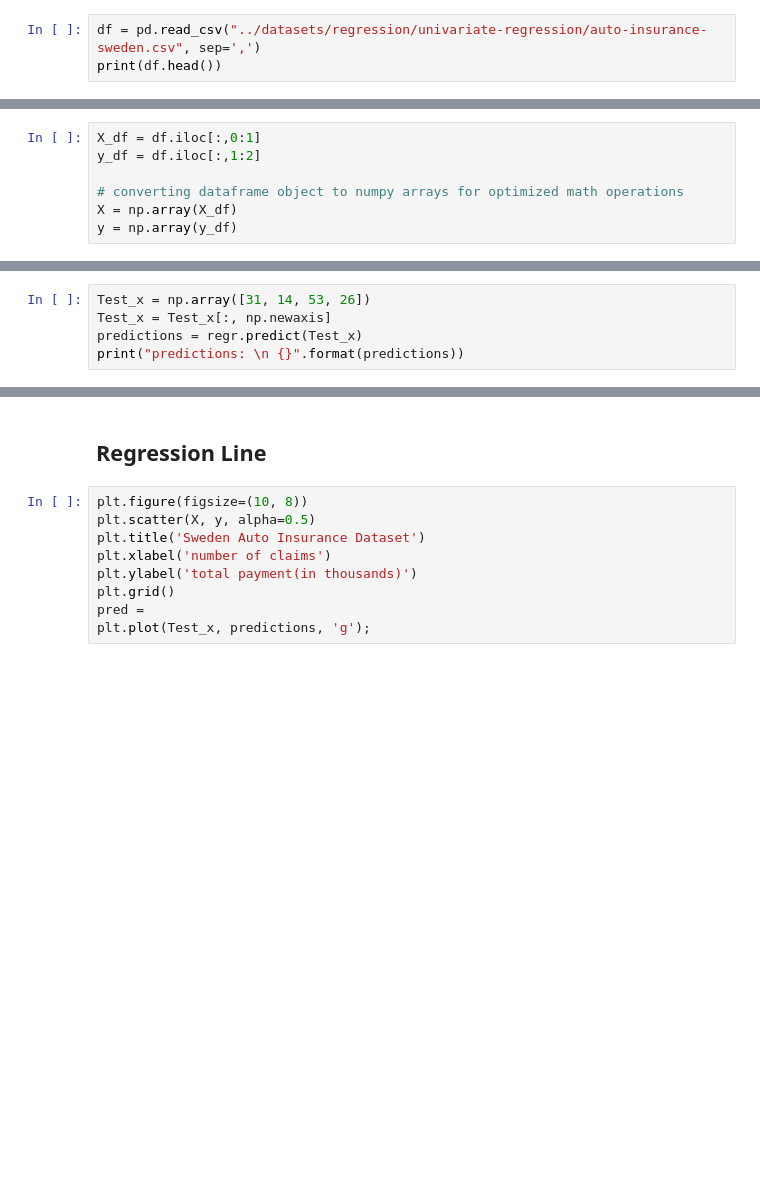
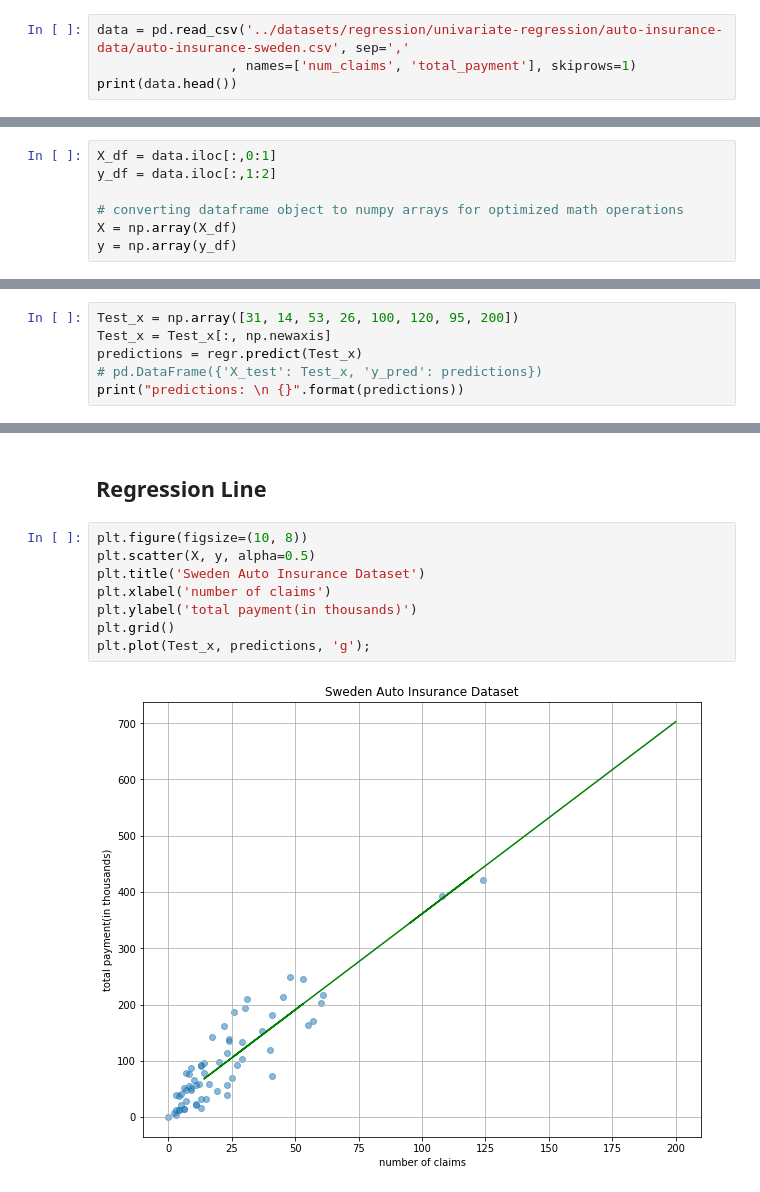
Before and after one commit to anujonthemove/Machine-Learning-Playground, a Jupyter notebook: univariate-linear-regression/Simple-Linear-Regression-using-Scikit-Learn.ipynb, the cells around one changed output, grey strips where cells are left out. Saved outputs shown, nothing was run; the diff lists cells and outputs as text; blank space fills up the shorter version.

Commit message:
Updated simple linear regression notebook

```diff
--- a/univariate-linear-regression/Simple-Linear-Regression-using-Scikit-Learn.ipynb
+++ b/univariate-linear-regression/Simple-Linear-Regression-using-Scikit-Learn.ipynb
@@ -18,6 +18,7 @@ import matplotlib.pyplot as plt
 # %% [markdown]
 ## Load data
 # %%
-df = pd.read_csv("../datasets/regression/univariate-regression/auto-insurance-sweden.csv", sep=',')
-print(df.head())
+data = pd.read_csv('../datasets/regression/univariate-regression/auto-insurance-data/auto-insurance-sweden.csv', sep=','
+                 , names=['num_claims', 'total_payment'], skiprows=1)
+print(data.head())
 # %% [output]
@@ -33,8 +41,8 @@ print("rows: {}".format(rows), "cols: {}".format(cols))
 Split the data into training data and target data.<br>
 Converting dataframes to numpy arrays makes math operations easy.
 # %%
-X_df = df.iloc[:,0:1]
-y_df = df.iloc[:,1:2]
+X_df = data.iloc[:,0:1]
+y_df = data.iloc[:,1:2]
 
 # converting dataframe object to numpy arrays for optimized math operations
 X = np.array(X_df)
@@ -80,7 +94,8 @@ coeff = np.array([(regr.intercept_).flatten(), (regr.coef_).flatten()])
 # %% [markdown]
 ## Prediction
 # %%
-Test_x = np.array([31, 14, 53, 26])
+Test_x = np.array([31, 14, 53, 26, 100, 120, 95, 200])
 Test_x = Test_x[:, np.newaxis]
 predictions = regr.predict(Test_x)
+# pd.DataFrame({'X_test': Test_x, 'y_pred': predictions})
 print("predictions: \n {}".format(predictions))
@@ -89,9 +114,10 @@ print("predictions: \n {}".format(predictions))
 # %%
 plt.figure(figsize=(10, 8))
 plt.scatter(X, y, alpha=0.5)
 plt.title('Sweden Auto Insurance Dataset')
 plt.xlabel('number of claims')
 plt.ylabel('total payment(in thousands)')
 plt.grid()
-pred =
 plt.plot(Test_x, predictions, 'g');
+# %% [output]
+[figure, added]
```
Also changed, not shown: parts of 5 cells of this notebook, 3 other files.
